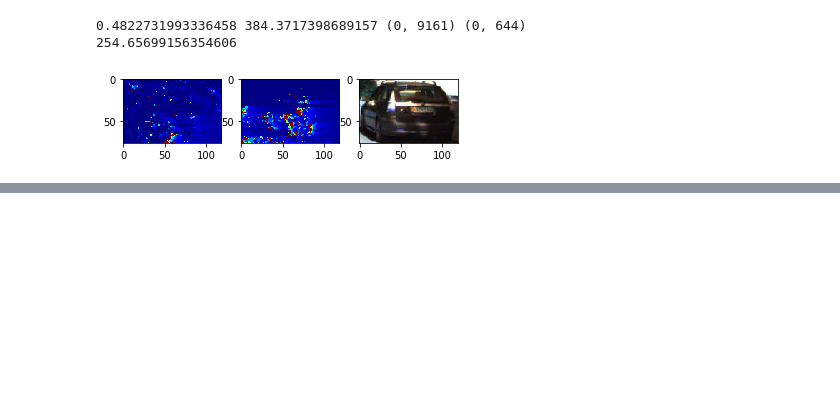
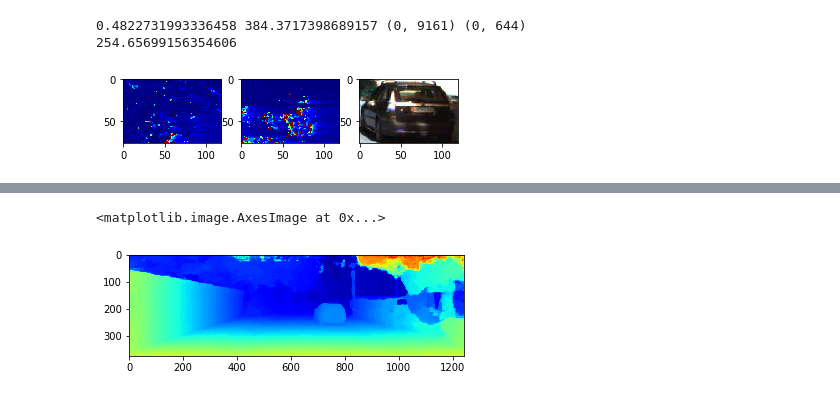
Before and after one commit to Dxyk/CSC420-Introduction-to-Image-Understanding, a Jupyter notebook: A4/Soln/q2.ipynb, the cells around one changed output, grey strips where cells are left out. Cells and saved outputs as stored; diff of their text form; code cells hidden in the pictures; blank space fills up the shorter version.

```diff
--- a/A4/Soln/q2.ipynb
+++ b/A4/Soln/q2.ipynb
@@ -306,0 +352,5 @@ stitch_images()
+# %%
+plt.imshow(vec_orig[..., 0], cmap='jet')
+# %% [output]
+<matplotlib.image.AxesImage at 0x...>
+[figure, added]
```
Also changed, not shown: parts of 20 cells of this notebook, 3 other files.
